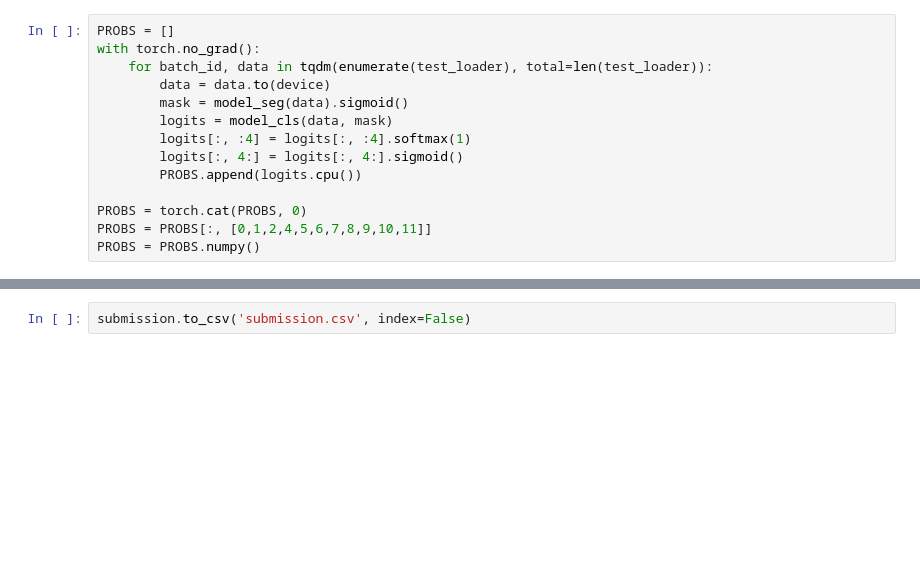
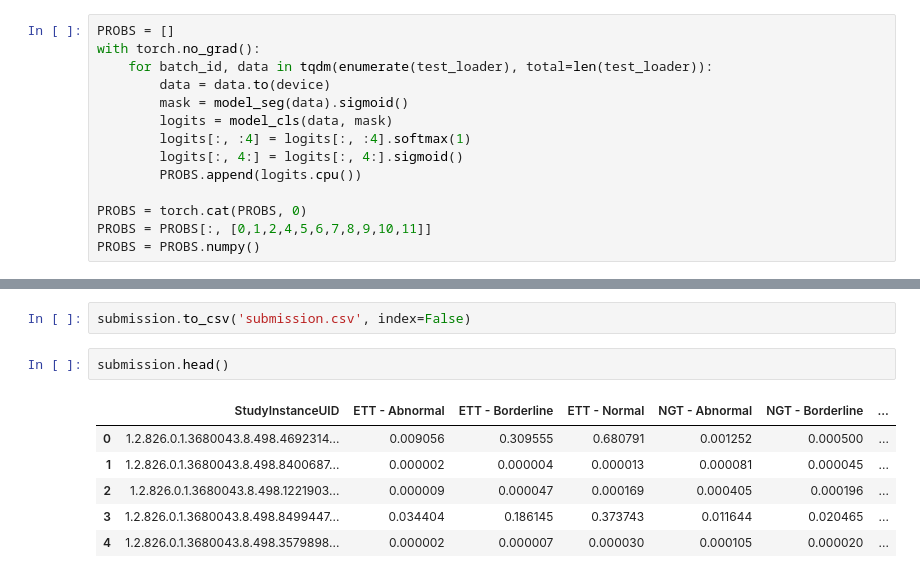
Before and after one commit to aryalmilan/Catheter-Detection-and-classification, a Jupyter notebook: Inference.ipynb, the cells around one changed output, grey strips where cells are left out. Saved outputs shown, nothing was run; the diff lists cells and outputs as text; blank space fills up the shorter version.

```diff
--- a/Inference.ipynb
+++ b/Inference.ipynb
@@ -175,2 +174,11 @@ sns.distplot(submission[[
-# %%
-submission.to_csv('submission.csv', index=False)
+# %%
+submission.to_csv('submission.csv', index=False)
+# %%
+submission.head()
+# %% [output]
+|  | StudyInstanceUID | ETT - Abnormal | ETT - Borderline | ETT - Normal | NGT - Abnormal | NGT - Borderline | ... |
+| 0 | 1.2.826.0.1.3680043.8.498.4692314... | 0.009056 | 0.309555 | 0.680791 | 0.001252 | 0.000500 | ... |
+| 1 | 1.2.826.0.1.3680043.8.498.8400687... | 0.000002 | 0.000004 | 0.000013 | 0.000081 | 0.000045 | ... |
+| 2 | 1.2.826.0.1.3680043.8.498.1221903... | 0.000009 | 0.000047 | 0.000169 | 0.000405 | 0.000196 | ... |
+| 3 | 1.2.826.0.1.3680043.8.498.8499447... | 0.034404 | 0.186145 | 0.373743 | 0.011644 | 0.020465 | ... |
+| 4 | 1.2.826.0.1.3680043.8.498.3579898... | 0.000002 | 0.000007 | 0.000030 | 0.000105 | 0.000020 | ... |
```
Also changed, not shown: parts of 5 cells of this notebook.
